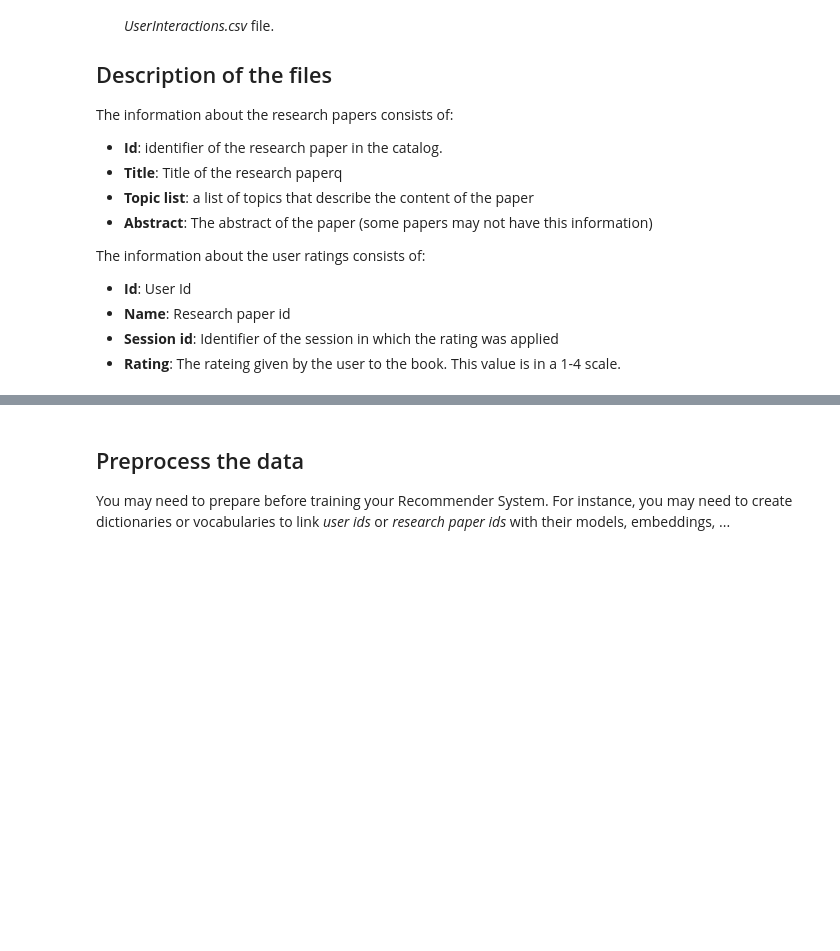
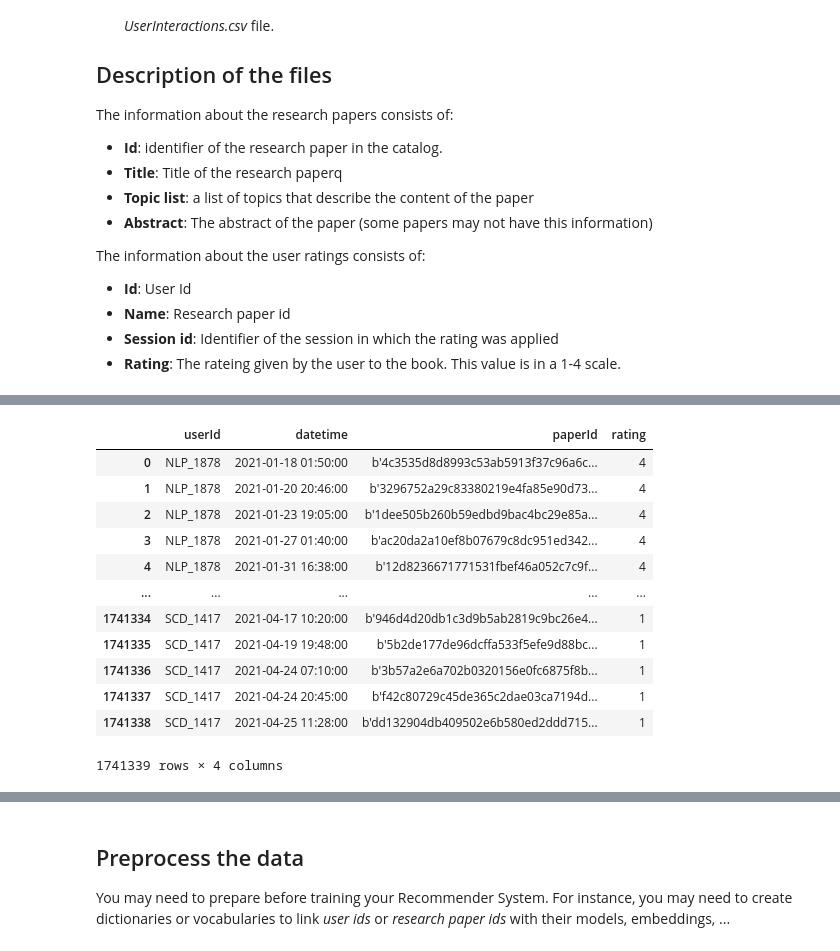
Before and after one commit to juletx/nlp-applications-2, a Jupyter notebook: assignments/assingment3.ResearchPapersRS.ipynb, the cells around one changed output, grey strips where cells are left out. Drawn from its saved outputs; the diff is of its cells as text; code cells hidden in the pictures; blank space fills up the shorter version.

```diff
--- a/assignments/assingment3.ResearchPapersRS.ipynb
+++ b/assignments/assingment3.ResearchPapersRS.ipynb
@@ -34,0 +118,16 @@ You can use the functions which are provided below to load the dataset. Obviousl
+# %%
+paperRatings
+# %% [output]
+|  | userId | datetime | paperId | rating |
+| 0 | NLP_1878 | 2021-01-18 01:50:00 | b'4c3535d8d8993c53ab5913f37c96a6c... | 4 |
+| 1 | NLP_1878 | 2021-01-20 20:46:00 | b'3296752a29c83380219e4fa85e90d73... | 4 |
+| 2 | NLP_1878 | 2021-01-23 19:05:00 | b'1dee505b260b59edbd9bac4bc29e85a... | 4 |
+| 3 | NLP_1878 | 2021-01-27 01:40:00 | b'ac20da2a10ef8b07679c8dc951ed342... | 4 |
+| 4 | NLP_1878 | 2021-01-31 16:38:00 | b'12d8236671771531fbef46a052c7c9f... | 4 |
+| ... | ... | ... | ... | ... |
+| 1741334 | SCD_1417 | 2021-04-17 10:20:00 | b'946d4d20db1c3d9b5ab2819c9bc26e4... | 1 |
+| 1741335 | SCD_1417 | 2021-04-19 19:48:00 | b'5b2de177de96dcffa533f5efe9d88bc... | 1 |
+| 1741336 | SCD_1417 | 2021-04-24 07:10:00 | b'3b57a2e6a702b0320156e0fc6875f8b... | 1 |
+| 1741337 | SCD_1417 | 2021-04-24 20:45:00 | b'f42c80729c45de365c2dae03ca7194d... | 1 |
+| 1741338 | SCD_1417 | 2021-04-25 11:28:00 | b'dd132904db409502e6b580ed2ddd715... | 1 |
+1741339 rows × 4 columns
```
Also changed, not shown: parts of 34 cells of this notebook.
